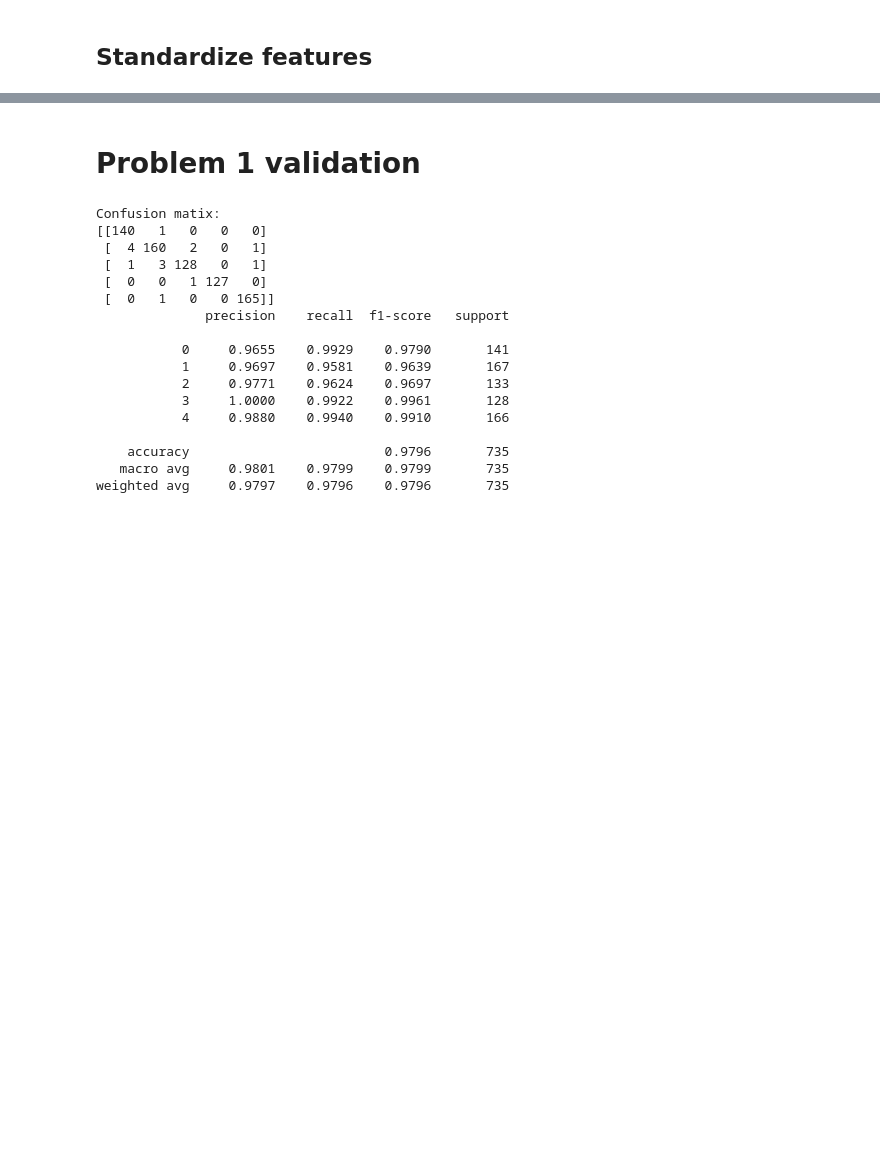
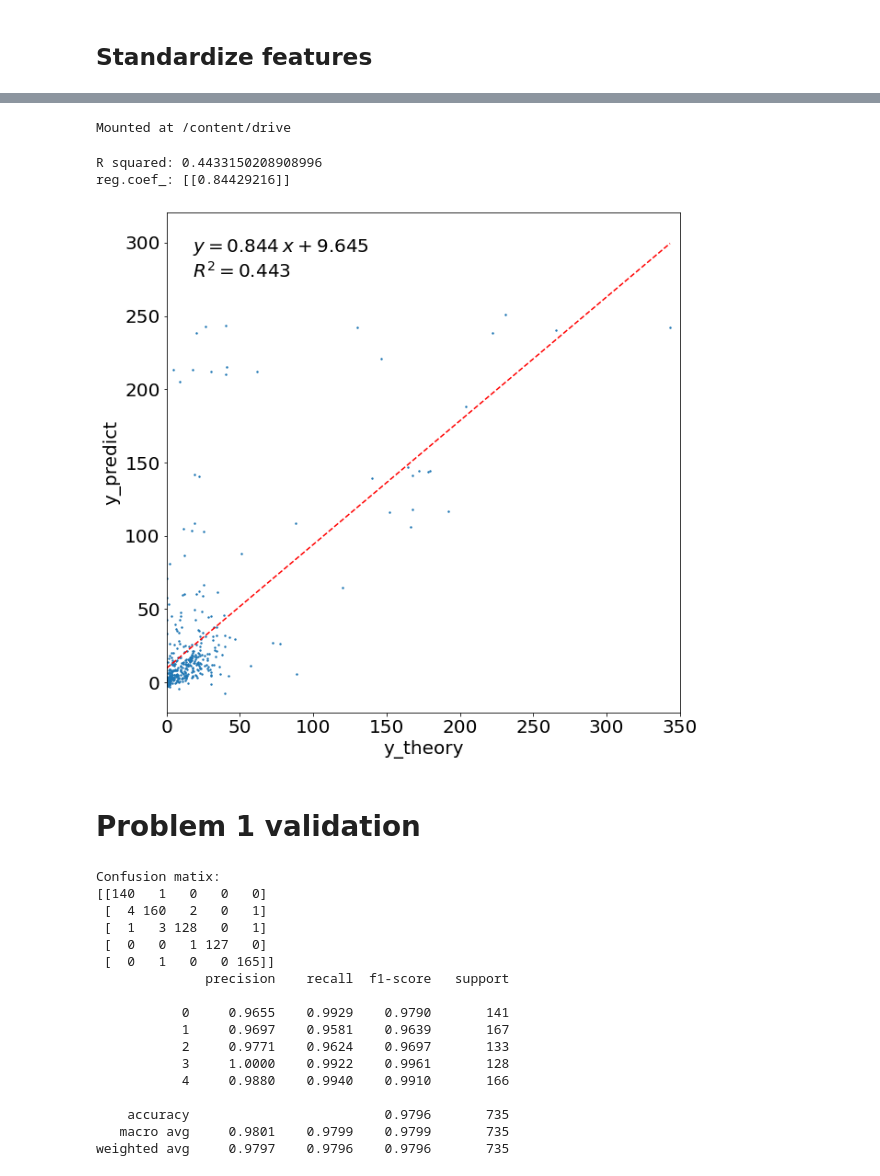
Before and after one commit to gladcolor/SVM_DNN_testing, a Jupyter notebook: CSCE822_HW2_v2.ipynb, the cells around one changed output, grey strips where cells are left out. Saved outputs shown, nothing was run; the diff lists cells and outputs as text; code cells hidden in the pictures; blank space fills up the shorter version.

```diff
--- a/CSCE822_HW2_v2.ipynb
+++ b/CSCE822_HW2_v2.ipynb
@@ -1304,20 +691,0 @@ xTrain
-# %%
-from sklearn.neighbors import KNeighborsClassifier
-from sklearn import metrics
-
-k_range = range(3, 11)
-scores_dict = {}
-scores_list = []
-
-
-
-for k in k_range:
-    knn = KNeighborsClassifier(n_neighbors = k)
-
-    knn.fit(xTrain, yTrain)
-    y_pred = knn.predict(xTest)
-    score = metrics.accuracy_score(yTest, y_pred)
-    scores_dict[f'k={k}'] = round(score, 5)
-    scores_list.append(score)
-
-scores_dict
@@ -1538,3 +925,54 @@ Computed  KNN_20, median, hasing, score: 0.57094
+# %%
+from google.colab import drive
+drive.mount('/content/drive')
+# %% [output]
+Mounted at /content/drive
+# %%
+best_model_fold_id = np.argmin(results_df['mae'])
+
+best_model = torch.load(f'trained_model_{best_model_fold_id}.pth')
+
+y_predict, mse, rmse, mae, r_squared = eval_model(best_model, input_features, y_theory)
+
+
+def draw_r2_squared(ax2, x_true, y_observed):
+    x_true = np.array(x_true).reshape((-1, 1))
+    y_observed = np.array(y_observed).reshape((-1, 1))
+    reg = LR().fit(x_true, y_observed)
+    z = np.polyfit(x_true.ravel(), y_observed.ravel(), 1)
+    p = np.poly1d(z)
+    y_pred = p(x_true)
+    R_squared = r2_score(y_observed, y_pred)
+    # print()
+    print("R squared:", R_squared)
+    print("reg.coef_:", reg.coef_)
+    text = f"$y={z[0]:0.3f}\:x{z[1]:+0.3f}$\n$R^2 = {R_squared:0.3f}$"
+    ax2.scatter(x=x_true, y=y_observed, s=2)
+    ax2.text(0.05, 0.95, text,
+               transform=plt.gca().transAxes,
+               fontsize=20,
+               verticalalignment='top')
+
+    # draw trend line
+    line_ends = [min(x_true), max(x_true)]
+    end_preds = p(line_ends)
+    ax2.plot(line_ends, end_preds, 'r--')
+
+
+# plt.scatter(y_theory, y_predict)
+fig = plt.subplots(figsize=(10, 10))
+plt.axis('equal')
+plt.ylim([0, 300])
+plt.xlim([0, 350])
+plt.xlabel("y_theory")
+plt.ylabel("y_predict")
+font = {'size': 20}
+plt.rc('font', **font)
+draw_r2_squared(plt.gca(), y_theory, y_predict)
+# %% [output]
+R squared: 0.4433150208908996
+reg.coef_: [[0.84429216]]
+[figure, added]
 # %% [markdown]
 # Problem 1 validation
 # %%
```
Also changed, not shown: parts of 102 cells of this notebook.
